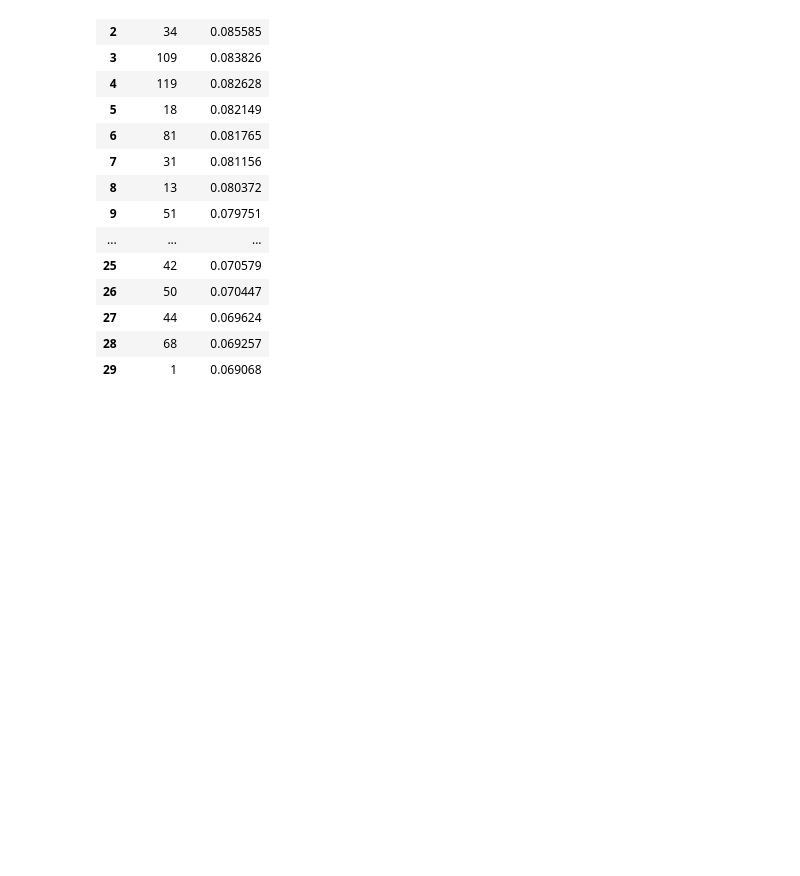
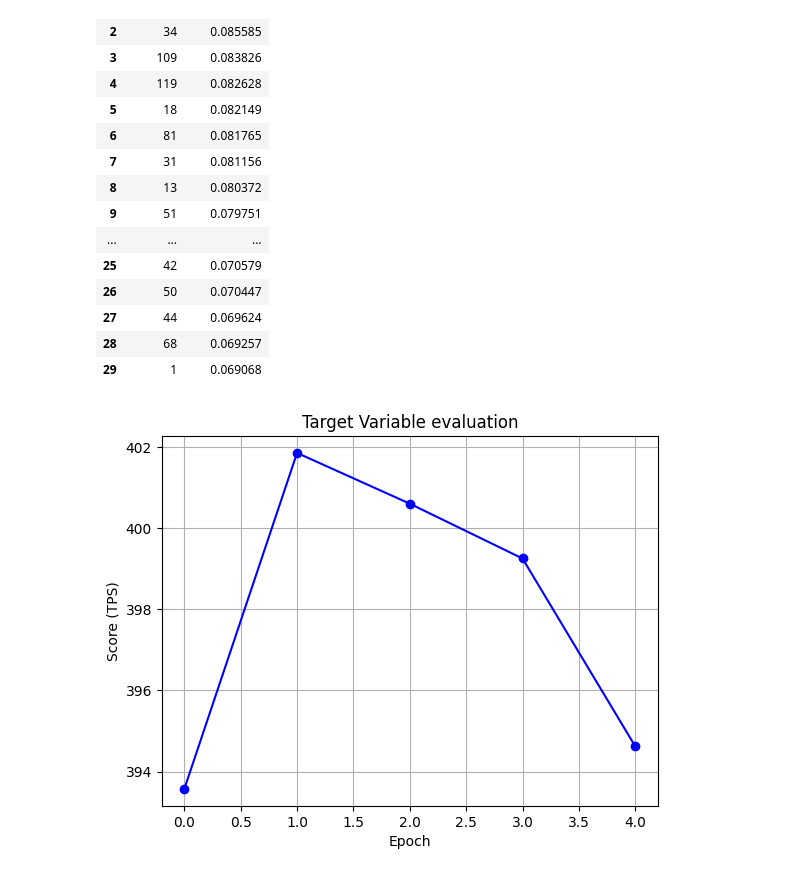
Before and after one commit to what-the-fawk/blockchain-benchmarks, a Jupyter notebook: ml/ml.ipynb, the cells around one changed output. Drawn from its saved outputs; the diff is of its cells as text; code cells hidden in the pictures; blank space fills up the shorter version.

```diff
--- a/ml/ml.ipynb
+++ b/ml/ml.ipynb
@@ -338,3 +340,21 @@ results.head(30)
 | 27 | 44 | 0.069624 |
 | 28 | 68 | 0.069257 |
 | 29 | 1 | 0.069068 |
+# %%
+import matplotlib.pyplot as plt
+# import matplotlib.pyplot as plt
+
+# Plot the scores
+# Read array from file
+data = np.loadtxt('scores.txt')
+
+# Plot the data
+plt.plot(range(len(data)), data, marker='o', linestyle='-', color='b')
+# plt.plot(y.index, y['score (TPS)'], marker='o', linestyle='-', color='b')
+plt.title('Target Variable evaluation')
+plt.xlabel('Epoch')
+plt.ylabel('Score (TPS)')
+plt.grid(True)
+plt.show()
+# %% [output]
+[figure, added]
```
Also changed, not shown: parts of 5 cells of this notebook, 4 other files.
